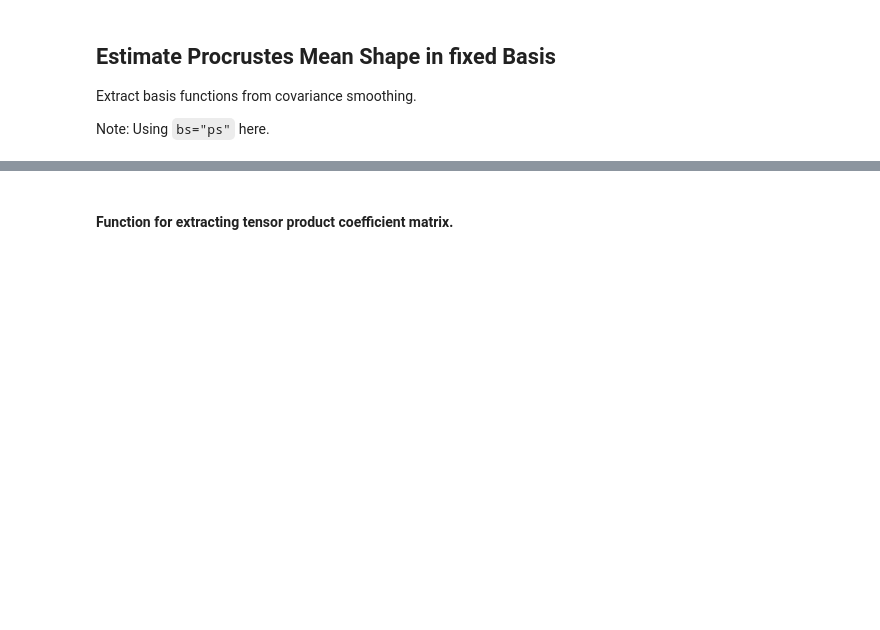
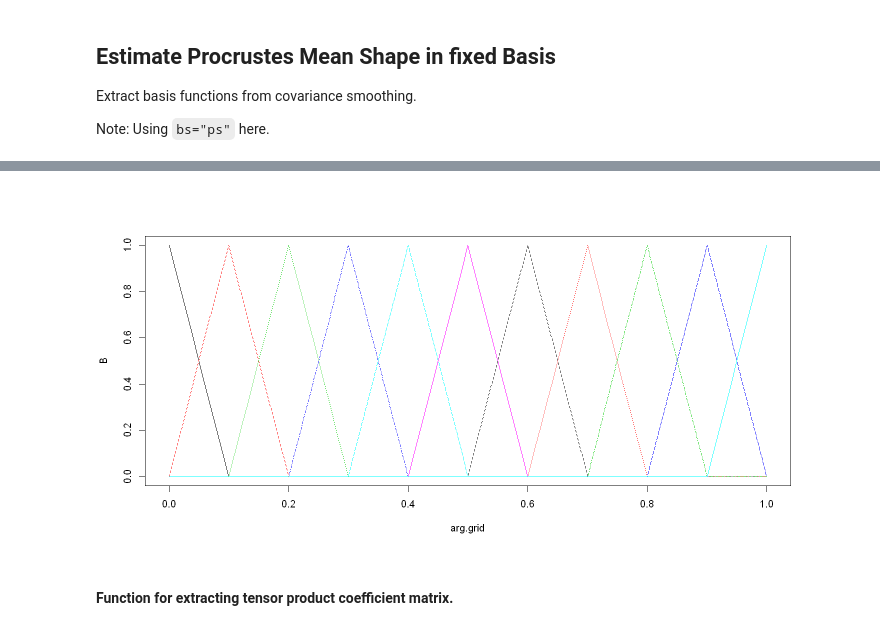
Before and after one commit to mpff/masterthesis, a Jupyter notebook: notebooks/manu_mean_directly_from_coefs.ipynb, the cells around one changed output, grey strips where cells are left out. Saved outputs shown, nothing was run; the diff lists cells and outputs as text; code cells hidden in the pictures; blank space fills up the shorter version.

```diff
--- a/notebooks/manu_mean_directly_from_coefs.ipynb
+++ b/notebooks/manu_mean_directly_from_coefs.ipynb
@@ -137,3 +159,8 @@ matplot(arg.grid, smooth1D$X, t = "l")
+# %%
+B = elasdics:::make_design(arg.grid, knots)
+matplot(arg.grid, B, t = "l")
+# %% [output]
+[figure, added]
 # %% [markdown]
 #### Function for extracting tensor product coefficient matrix.
 # %%
```
Also changed, not shown: parts of 20 cells of this notebook, 4 other files.
